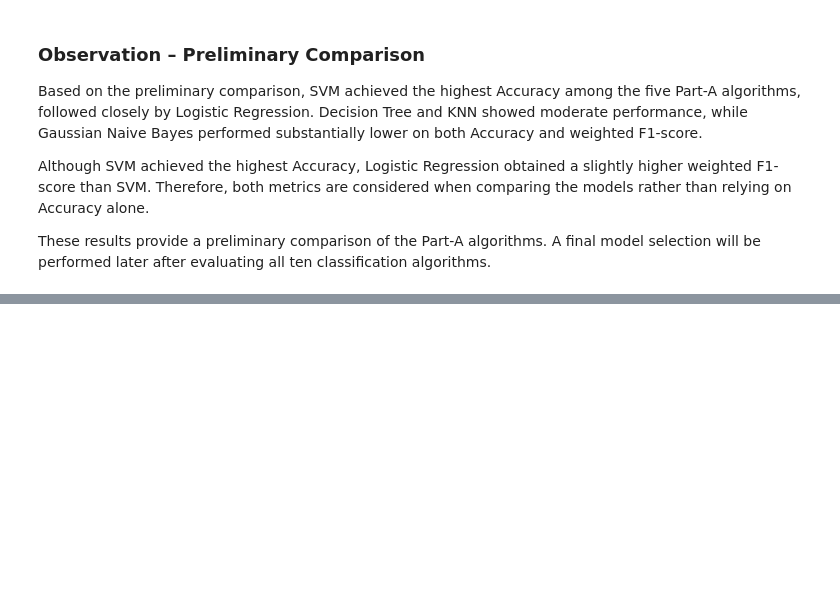
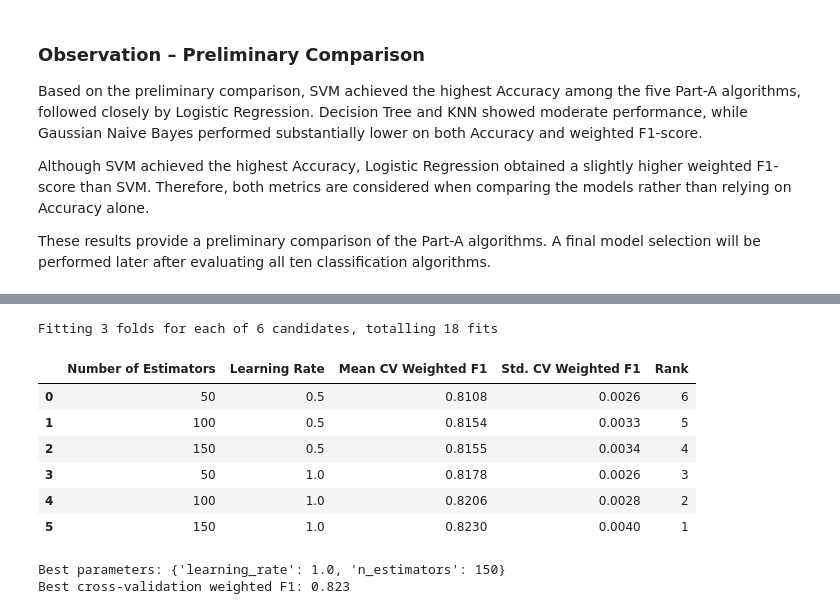
Before and after one commit to snehitha-araveti/ML-Capstone-Project-2026, a Jupyter notebook: notebooks/classification.ipynb, the cells around one changed output, grey strips where cells are left out. Drawn from its saved outputs; the diff is of its cells as text; code cells hidden in the pictures; blank space fills up the shorter version.

```diff
--- a/notebooks/classification.ipynb
+++ b/notebooks/classification.ipynb
@@ -1366,0 +1771,57 @@ These results provide a preliminary comparison of the Part-A algorithms. A final
+# %%
+
+from sklearn.model_selection import GridSearchCV
+
+adaboost_param_grid = {
+    "n_estimators": [50, 100, 150],
+    "learning_rate": [0.5, 1.0]
+}
+
+adaboost_grid_search = GridSearchCV(
+    estimator=AdaBoostClassifier(
+        estimator=DecisionTreeClassifier(max_depth=1, random_state=42),
+        random_state=42
+    ),
+    param_grid=adaboost_param_grid,
+    scoring="f1_weighted",
+    cv=3,
+    n_jobs=-1,
+    verbose=1
+)
+
+adaboost_grid_search.fit(X_train_processed, y_train)
+
+adaboost_tuning_df = pd.DataFrame(adaboost_grid_search.cv_results_)[
+    [
+        "param_n_estimators",
+        "param_learning_rate",
+        "mean_test_score",
+        "std_test_score",
+        "rank_test_score"
+    ]
+].rename(columns={
+    "param_n_estimators": "Number of Estimators",
+    "param_learning_rate": "Learning Rate",
+    "mean_test_score": "Mean CV Weighted F1",
+    "std_test_score": "Std. CV Weighted F1",
+    "rank_test_score": "Rank"
+})
+
+display(adaboost_tuning_df.round(4))
+
+print("Best parameters:", adaboost_grid_search.best_params_)
+print(
+    "Best cross-validation weighted F1:",
+    round(adaboost_grid_search.best_score_, 4)
+)
+# %% [output]
+Fitting 3 folds for each of 6 candidates, totalling 18 fits
+|  | Number of Estimators | Learning Rate | Mean CV Weighted F1 | Std. CV Weighted F1 | Rank |
+| 0 | 50 | 0.5 | 0.8108 | 0.0026 | 6 |
+| 1 | 100 | 0.5 | 0.8154 | 0.0033 | 5 |
+| 2 | 150 | 0.5 | 0.8155 | 0.0034 | 4 |
+| 3 | 50 | 1.0 | 0.8178 | 0.0026 | 3 |
+| 4 | 100 | 1.0 | 0.8206 | 0.0028 | 2 |
+| 5 | 150 | 1.0 | 0.8230 | 0.0040 | 1 |
+Best parameters: {'learning_rate': 1.0, 'n_estimators': 150}
+Best cross-validation weighted F1: 0.823
```
Also changed, not shown: parts of 26 cells of this notebook.
